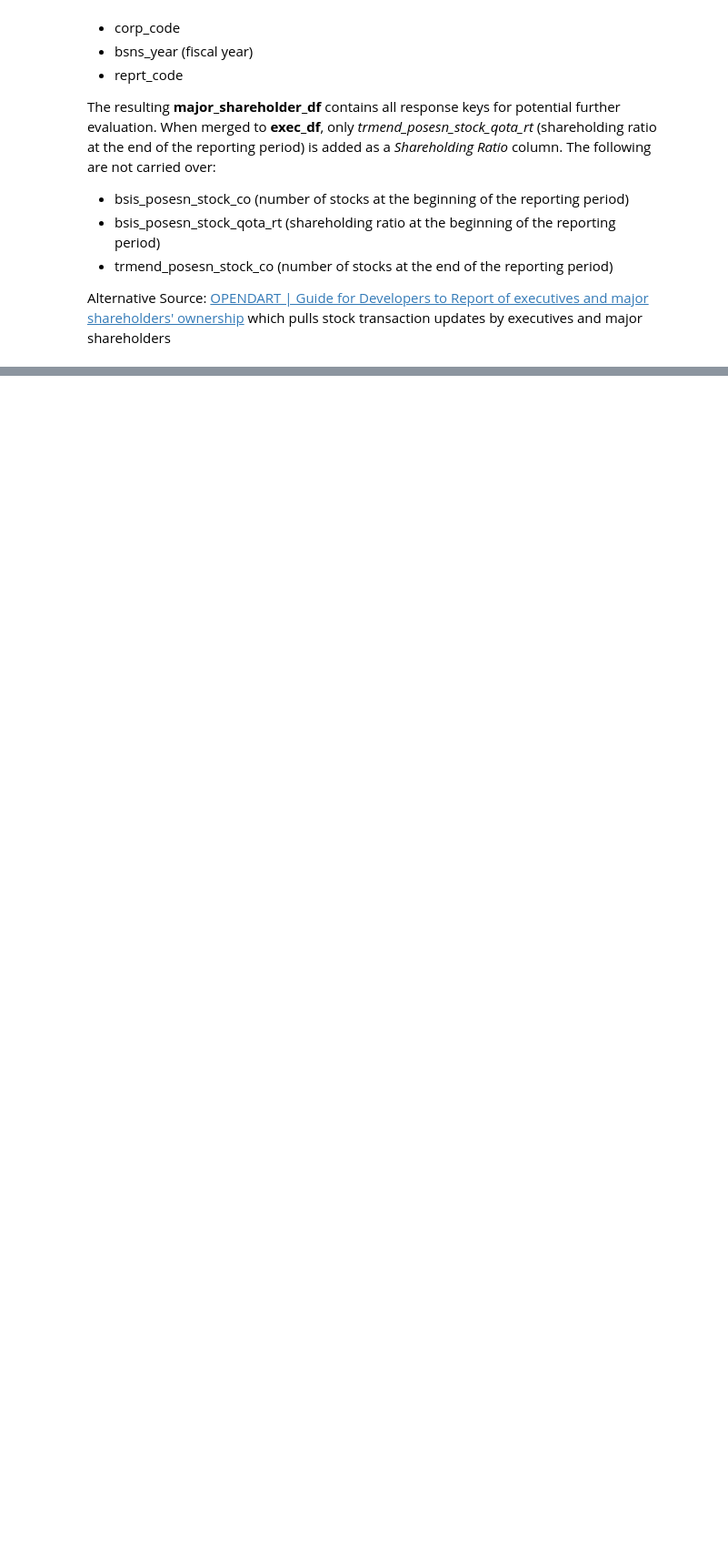
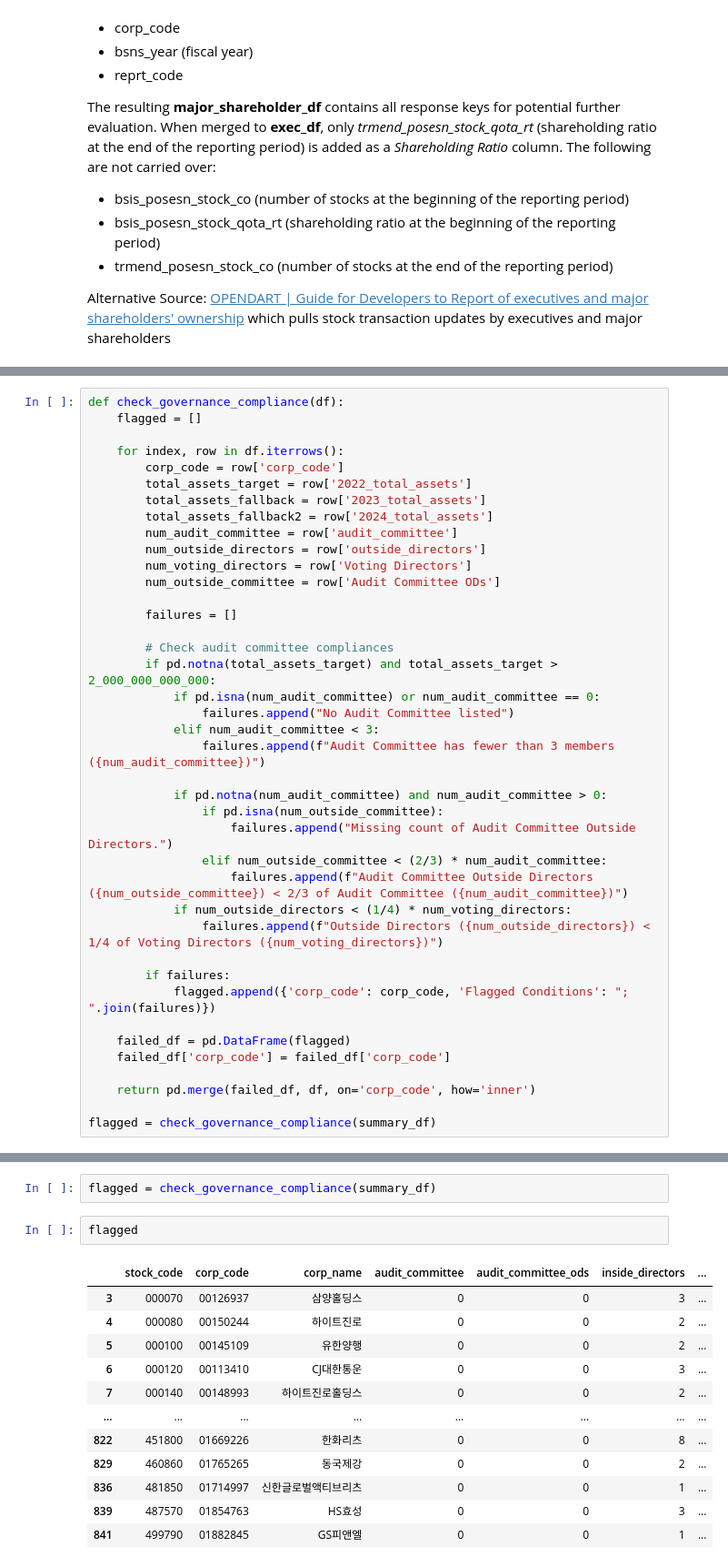
Before and after one commit to IreneYan07/governance_scoring_proj, a Jupyter notebook: notebooks/documentation.ipynb, the cells around one changed output, grey strips where cells are left out. Shown at 91% size. Drawn from its saved outputs; the diff is of its cells as text; blank space fills up the shorter version.

Commit message:
CHECK governance

```diff
--- a/notebooks/documentation.ipynb
+++ b/notebooks/documentation.ipynb
@@ -288,0 +1058,40 @@ Alternative Source: [OPENDART | Guide for Developers to Report of executives and
+# %%
+def check_governance_compliance(df):
+    flagged = []
+
+    for index, row in df.iterrows():
+        corp_code = row['corp_code']
+        total_assets_target = row['2022_total_assets']
+        total_assets_fallback = row['2023_total_assets']
+        total_assets_fallback2 = row['2024_total_assets']
+        num_audit_committee = row['audit_committee']
+        num_outside_directors = row['outside_directors']
+        num_voting_directors = row['Voting Directors']
+        num_outside_committee = row['Audit Committee ODs']
+
+        failures = []
+
+        # Check audit committee compliances
+        if pd.notna(total_assets_target) and total_assets_target > 2_000_000_000_000:
+            if pd.isna(num_audit_committee) or num_audit_committee == 0:
+                failures.append("No Audit Committee listed")
+            elif num_audit_committee < 3:
+                failures.append(f"Audit Committee has fewer than 3 members ({num_audit_committee})")
+
+            if pd.notna(num_audit_committee) and num_audit_committee > 0:
+                if pd.isna(num_outside_committee):
+                    failures.append("Missing count of Audit Committee Outside Directors.")
+                elif num_outside_committee < (2/3) * num_audit_committee:
+                    failures.append(f"Audit Committee Outside Directors ({num_outside_committee}) < 2/3 of Audit Committee ({num_audit_committee})")
+            if num_outside_directors < (1/4) * num_voting_directors:
+                failures.append(f"Outside Directors ({num_outside_directors}) < 1/4 of Voting Directors ({num_voting_directors})")
+
+        if failures:
+            flagged.append({'corp_code': corp_code, 'Flagged Conditions': "; ".join(failures)})
+
+    failed_df = pd.DataFrame(flagged)
+    failed_df['corp_code'] = failed_df['corp_code']
+
+    return pd.merge(failed_df, df, on='corp_code', how='inner')
+
+flagged = check_governance_compliance(summary_df)
@@ -288,0 +1188,17 @@ Alternative Source: [OPENDART | Guide for Developers to Report of executives and
+# %%
+flagged = check_governance_compliance(summary_df)
+# %%
+flagged
+# %% [output]
+|  | stock_code | corp_code | corp_name | audit_committee | audit_committee_ods | inside_directors | ... |
+| 3 | 000070 | 00126937 | 삼양홀딩스 | 0 | 0 | 3 | ... |
+| 4 | 000080 | 00150244 | 하이트진로 | 0 | 0 | 2 | ... |
+| 5 | 000100 | 00145109 | 유한양행 | 0 | 0 | 2 | ... |
+| 6 | 000120 | 00113410 | CJ대한통운 | 0 | 0 | 3 | ... |
+| 7 | 000140 | 00148993 | 하이트진로홀딩스 | 0 | 0 | 2 | ... |
+| ... | ... | ... | ... | ... | ... | ... | ... |
+| 822 | 451800 | 01669226 | 한화리츠 | 0 | 0 | 8 | ... |
+| 829 | 460860 | 01765265 | 동국제강 | 0 | 0 | 2 | ... |
+| 836 | 481850 | 01714997 | 신한글로벌액티브리츠 | 0 | 0 | 1 | ... |
+| 839 | 487570 | 01854763 | HS효성 | 0 | 0 | 3 | ... |
+| 841 | 499790 | 01882845 | GS피앤엘 | 0 | 0 | 1 | ... |
```
Also changed, not shown: parts of 47 cells of this notebook, 11 other files.
